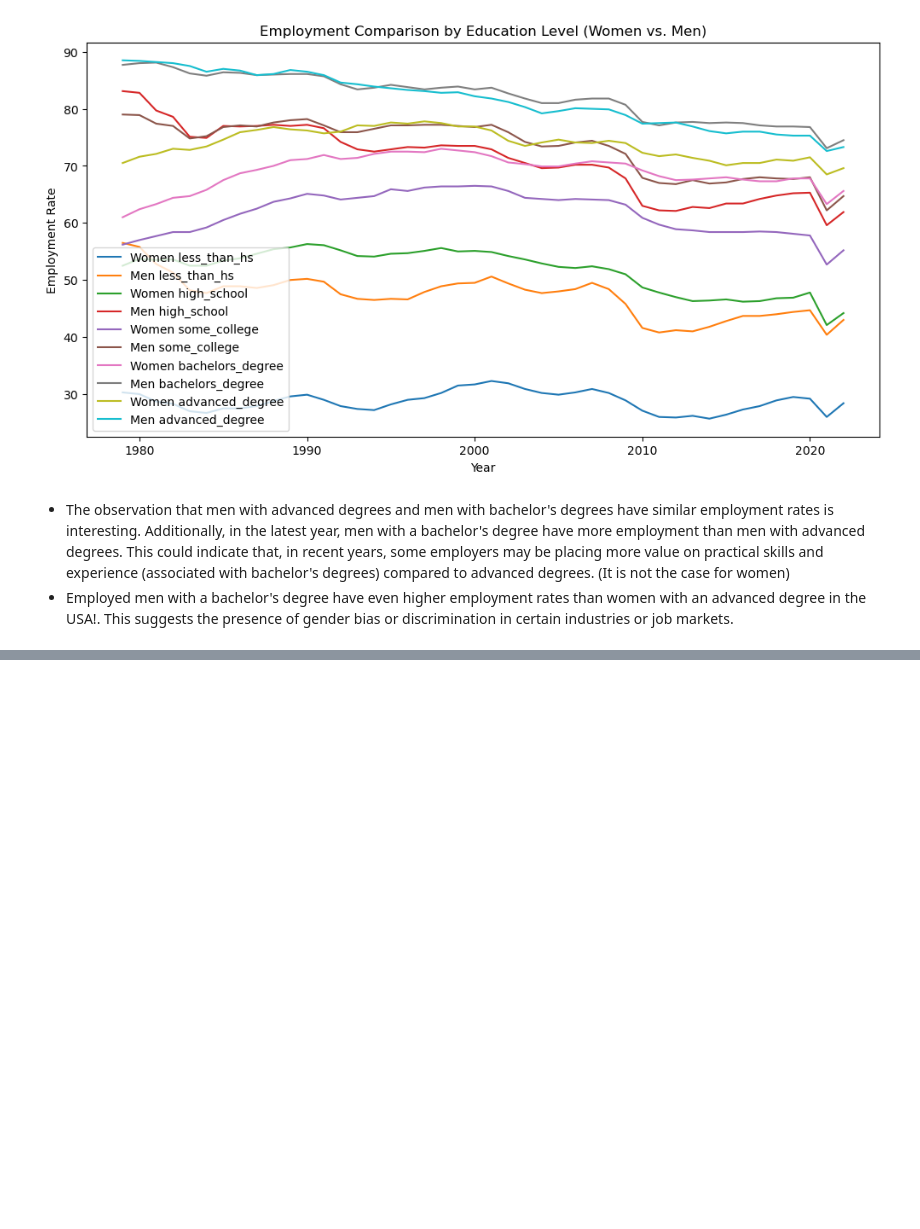
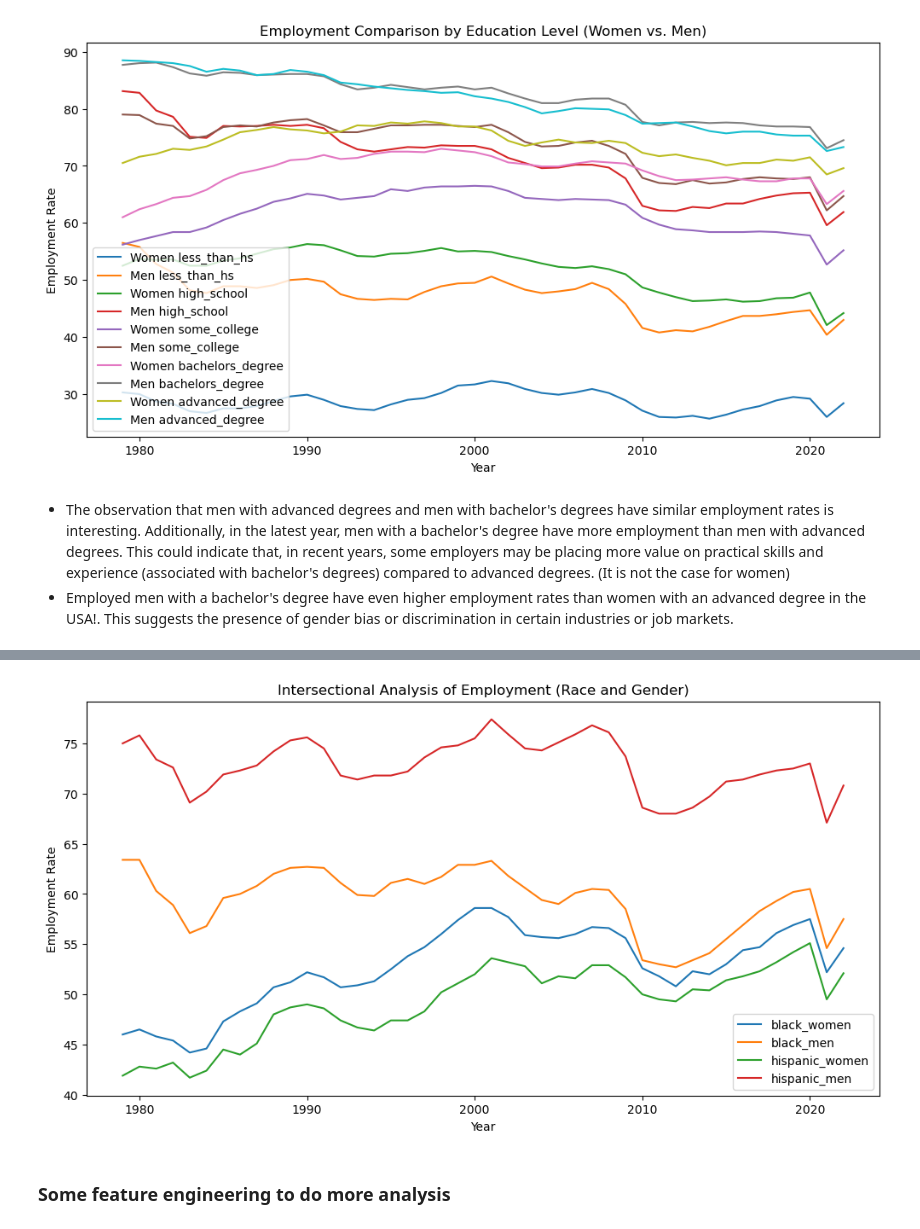
Before and after one commit to NadiaKACEM/Usa_employment_to_population, a Jupyter notebook: main.ipynb, the cells around one changed output, grey strips where cells are left out. Cells and saved outputs as stored; diff of their text form; code cells hidden in the pictures; blank space fills up the shorter version.

```diff
--- a/main.ipynb
+++ b/main.ipynb
@@ -280,0 +343,19 @@ plt.show()
+# %%
+# Define race and gender groups
+race_gender_groups = ['black_women', 'black_men', 'hispanic_women', 'hispanic_men']
+
+plt.figure(figsize=(12, 6))
+
+# Create a line chart to compare employment rates for intersectional groups
+for group in race_gender_groups:
+    plt.plot(data['year'], data[group], label=group)
+
+plt.xlabel('Year')
+plt.ylabel('Employment Rate')
+plt.title('Intersectional Analysis of Employment (Race and Gender)')
+plt.legend()
+plt.show()
+# %% [output]
+[figure, added]
+# %% [markdown]
+### Some feature engineering to do more analysis
```
Also changed, not shown: parts of 18 cells of this notebook.
